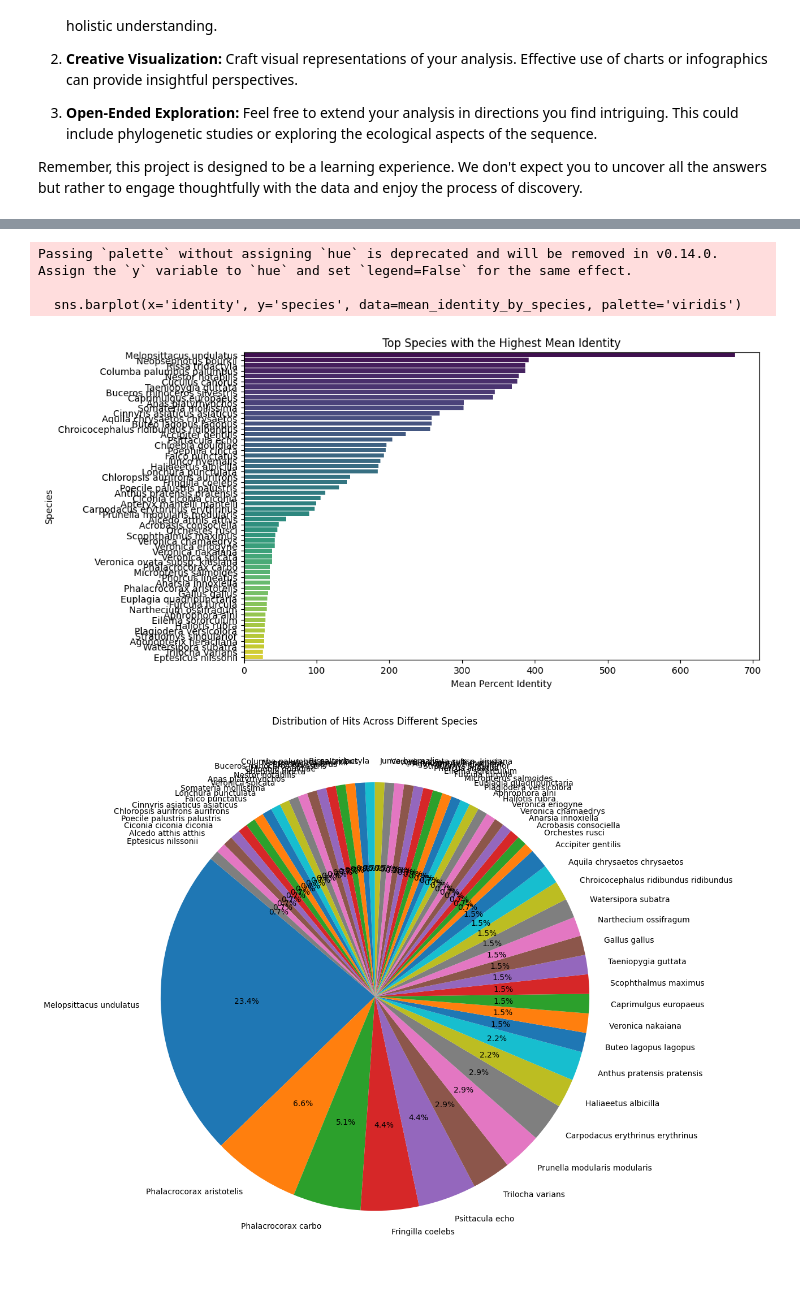
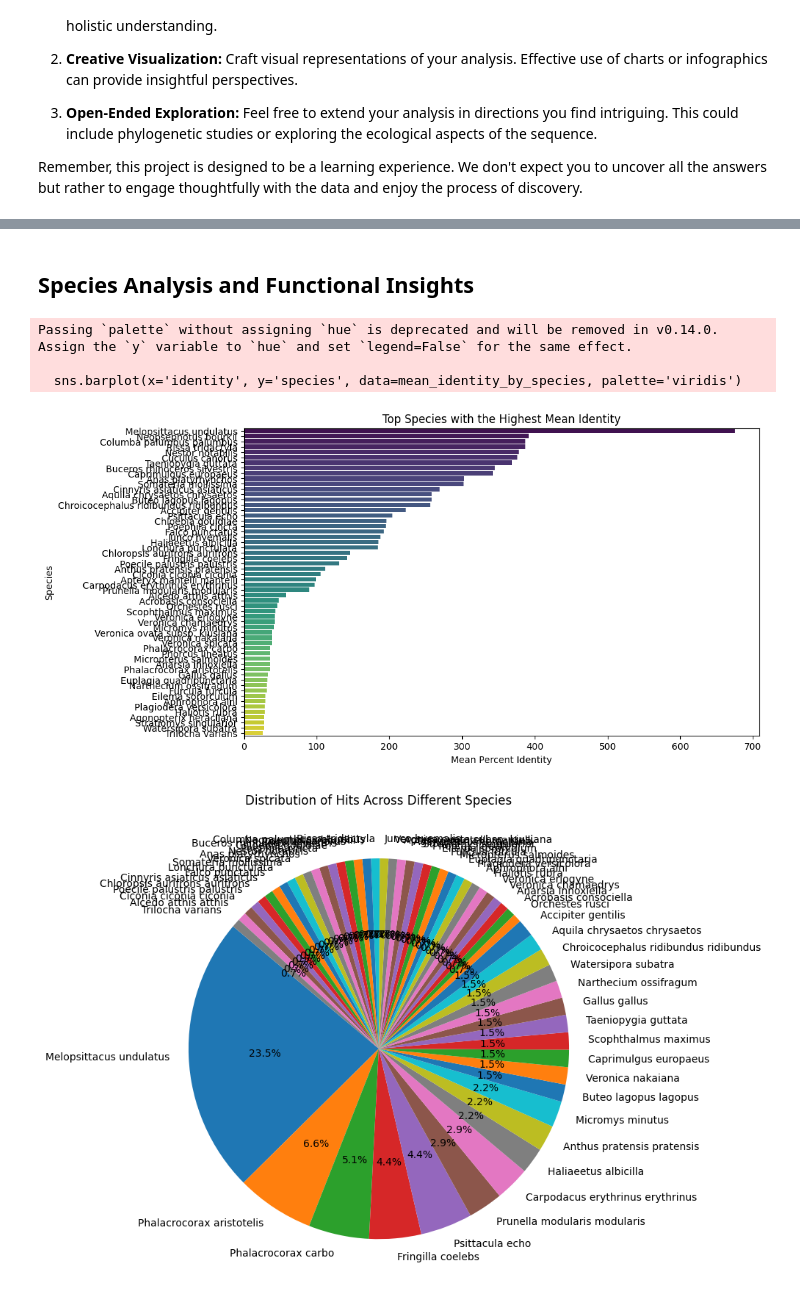
Before and after one commit to taranehkhosrojerdi/Intro-to-Bioinformatics-course-project, a Jupyter notebook: Find-The-Imposter/FindTheImposter.ipynb, the cells around one changed output, grey strips where cells are left out. Saved outputs shown, nothing was run; the diff lists cells and outputs as text; code cells hidden in the pictures.

Commit message:
add ecological and environmental analysis

```diff
--- a/Find-The-Imposter/FindTheImposter.ipynb
+++ b/Find-The-Imposter/FindTheImposter.ipynb
@@ -292,15 +295,3 @@ This project is more about the learning journey and less about achieving perfect
 3. **Open-Ended Exploration:** Feel free to extend your analysis in directions you find intriguing. This could include phylogenetic studies or exploring the ecological aspects of the sequence.
 
 Remember, this project is designed to be a learning experience. We don't expect you to uncover all the answers but rather to engage thoughtfully with the data and enjoy the process of discovery.
-# %%
-import matplotlib.pyplot as plt
-
-df['e_value'] = pd.to_numeric(df['e_value'], errors='coerce')
-
-# Plot a histogram of E-values
-plt.hist(df['e_value'].dropna(), bins=20, color='skyblue', edgecolor='black')
-plt.xscale('log')  # Use a logarithmic scale for better visualization
-plt.xlabel('E-value (log scale)')
-plt.ylabel('Frequency')
-plt.title('Distribution of E-values in BLAST Results')
-plt.show()
@@ -309,4 +298,7 @@ plt.show()
+# %% [markdown]
+## Species Analysis and Functional Insights
 # %%
+import matplotlib.pyplot as plt
 import seaborn as sns
 
 mean_identity_by_species = df.groupby('species')['identity'].mean().reset_index()
@@ -323,19 +315,16 @@ plt.show()
 Passing `palette` without assigning `hue` is deprecated and will be removed in v0.14.0. Assign the `y` variable to `hue` and set `legend=False` for the same effect.
 
   sns.barplot(x='identity', y='species', data=mean_identity_by_species, palette='viridis')
-[figure, old version]
+[figure, new version]
 # %%
 species_counts = df['species'].value_counts()
 
-plt.figure(figsize=(17, 10))
-# plt.bar(species_counts.index, species_counts.values, color='skyblue')
-# plt.xlabel('Species')
-# plt.ylabel('Number of Hits')
+plt.figure(figsize=(12, 7))
 plt.title('Distribution of Hits Across Different Species')
 plt.pie(species_counts, labels=species_counts.index, autopct='%1.1f%%', startangle=140)
 
 plt.xticks(rotation=45, ha='right')
 plt.tight_layout()
 plt.show()
 # %% [output]
-[figure, old version]
+[figure, new version]
```
Also changed, not shown: parts of 14 cells of this notebook.
